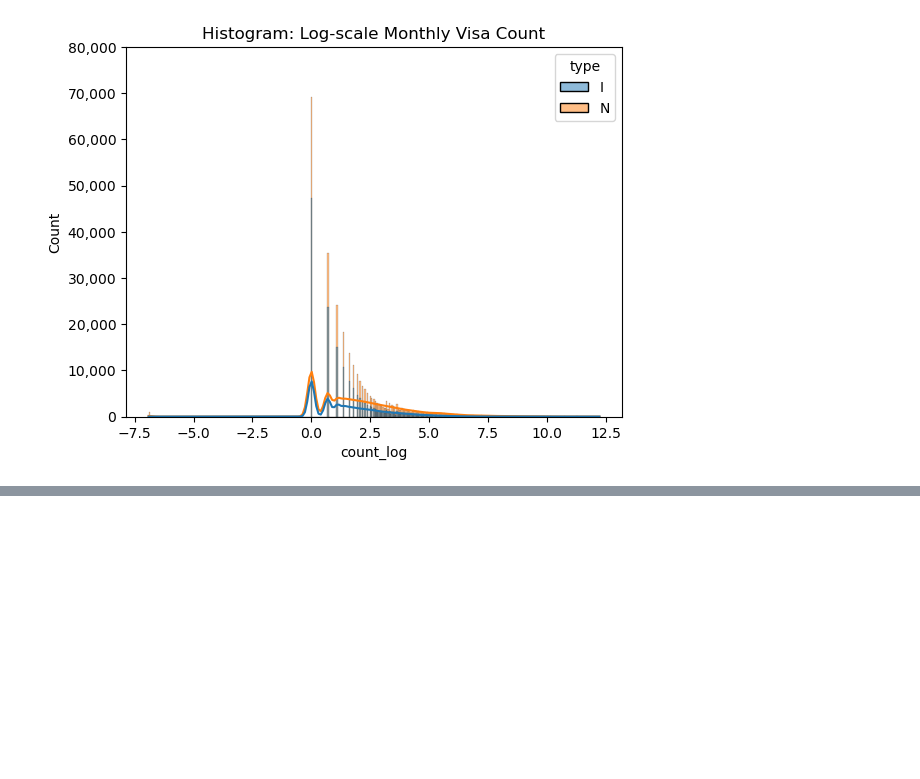
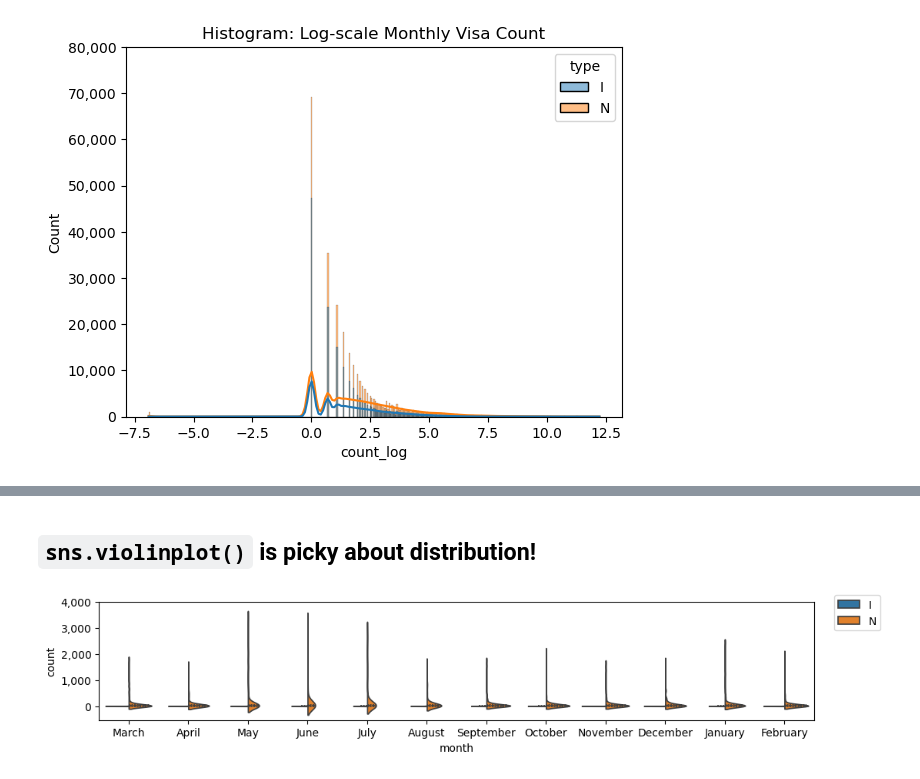
Before and after one commit to tiangenglu/data_visualization, a Jupyter notebook: 2025-04-02_useful_figures.ipynb, the cells around one changed output, grey strips where cells are left out. Cells and saved outputs as stored; diff of their text form; code cells hidden in the pictures; blank space fills up the shorter version.

Commit message:
violin plot is picky about distribution

```diff
--- a/2025-04-02_useful_figures.ipynb
+++ b/2025-04-02_useful_figures.ipynb
@@ -76,0 +114,2 @@ plt.show()
+# %%
+spain=df.loc[df['nationality'] == 'SPAIN']
@@ -76,0 +125,13 @@ plt.show()
+# %% [markdown]
+## `sns.violinplot()` is picky about distribution!
+# %%
+plt.figure(figsize=(12, 2))
+plt.ticklabel_format(style='plain')
+sns.violinplot(data=spain, x="month", y="count", hue="type", split=True, inner="quart")
+plt.legend(loc = 'best',bbox_to_anchor=(1.1, 1.1)) # push the legend outside
+current_values = plt.gca().get_yticks()
+plt.yticks(current_values[current_values >=0]) # add this step to avoid warning
+plt.gca().set_yticklabels(['{:,.0f}'.format(y) for y in current_values[current_values >=0]])
+plt.show()
+# %% [output]
+[figure, added]
```
Also changed, not shown: parts of 5 cells of this notebook.
